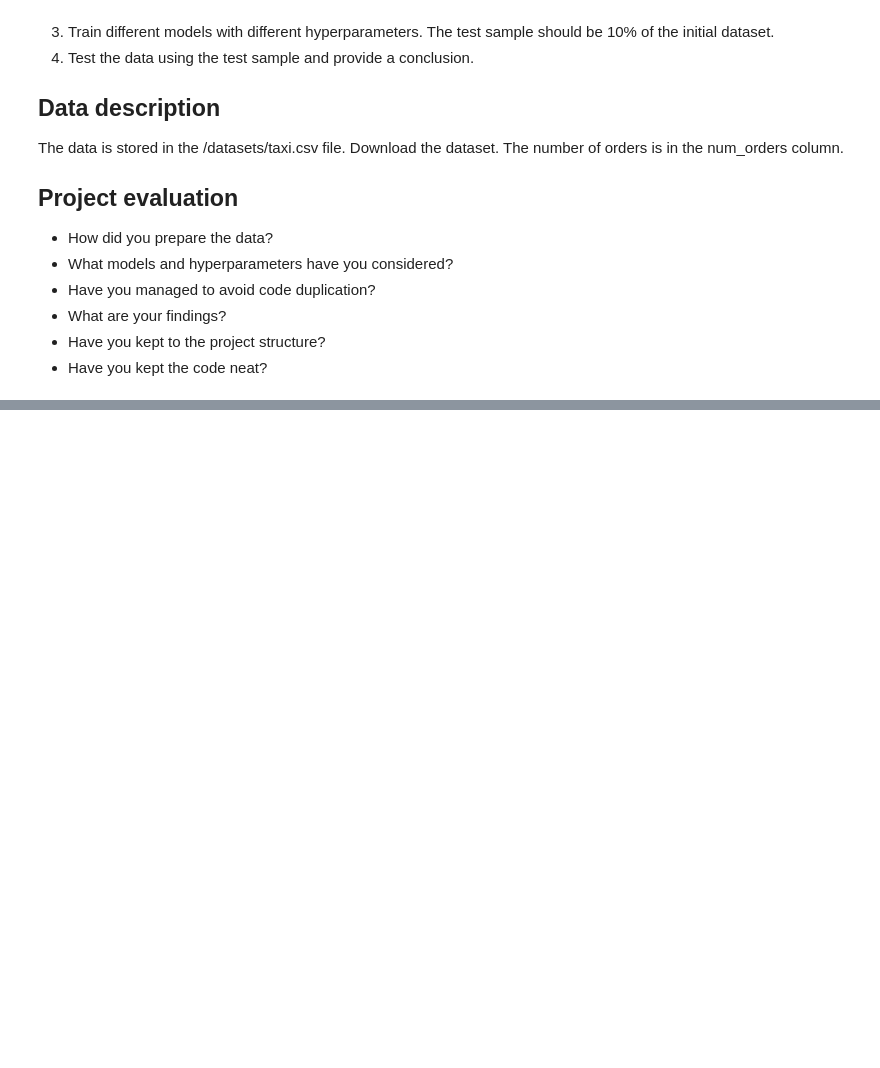
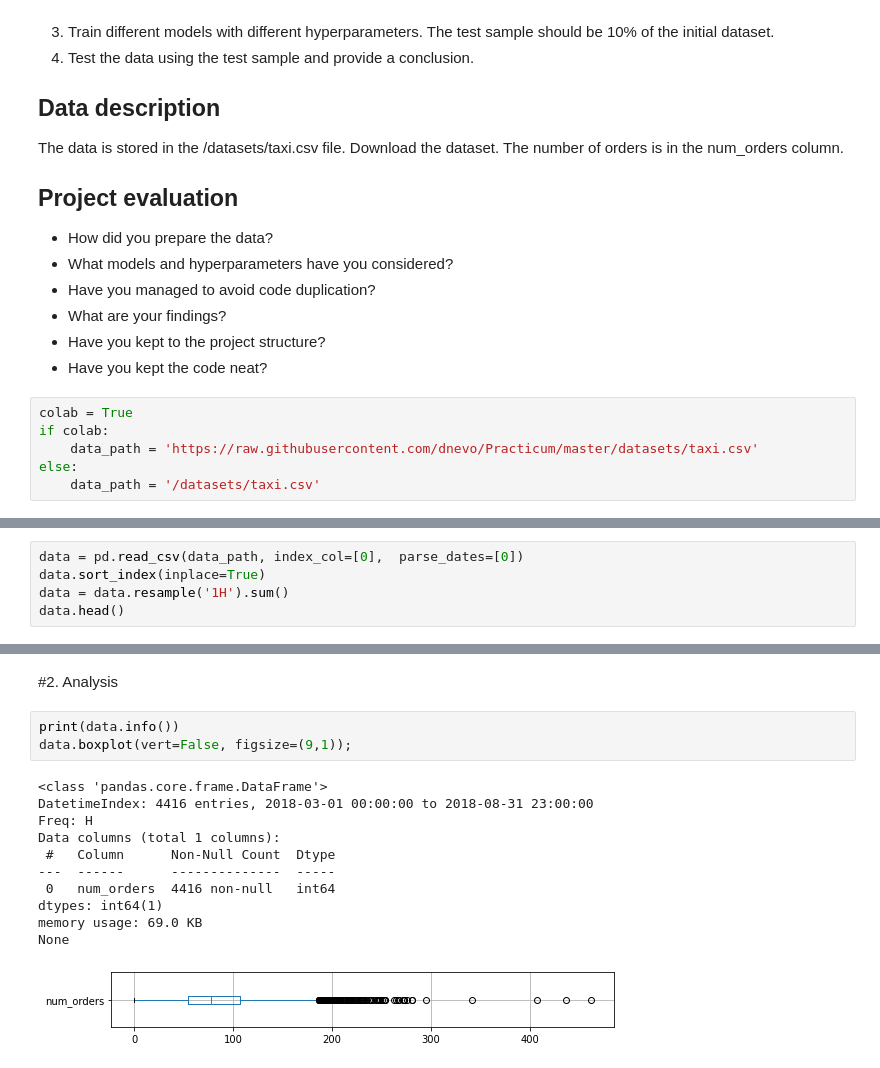
Before and after one commit to dnevo/Practicum, a Jupyter notebook: S13_Time_Series_taxi_orders_in_next_hour.ipynb, the cells around one changed output, grey strips where cells are left out. Saved outputs shown, nothing was run; the diff lists cells and outputs as text; blank space fills up the shorter version.

```diff
--- a/S13_Time_Series_taxi_orders_in_next_hour.ipynb
+++ b/S13_Time_Series_taxi_orders_in_next_hour.ipynb
@@ -25,3 +25,9 @@ The number of orders is in the num_orders column.
 - What are your findings?
 - Have you kept to the project structure?
 - Have you kept the code neat?
+# %%
+colab = True
+if colab:
+    data_path = 'https://raw.githubusercontent.com/dnevo/Practicum/master/datasets/taxi.csv'
+else:
+    data_path = '/datasets/taxi.csv'
@@ -27,0 +52,5 @@ The number of orders is in the num_orders column.
+# %%
+data = pd.read_csv(data_path, index_col=[0],  parse_dates=[0])
+data.sort_index(inplace=True)
+data = data.resample('1H').sum()
+data.head()
@@ -27,0 +65,17 @@ The number of orders is in the num_orders column.
+# %% [markdown]
+#2. Analysis
+# %%
+print(data.info())
+data.boxplot(vert=False, figsize=(9,1));
+# %% [output]
+<class 'pandas.core.frame.DataFrame'>
+DatetimeIndex: 4416 entries, 2018-03-01 00:00:00 to 2018-08-31 23:00:00
+Freq: H
+Data columns (total 1 columns):
+ #   Column      Non-Null Count  Dtype
+---  ------      --------------  -----
+ 0   num_orders  4416 non-null   int64
+dtypes: int64(1)
+memory usage: 69.0 KB
+None
+[figure, added]
```
Also changed, not shown: parts of 20 cells of this notebook.
